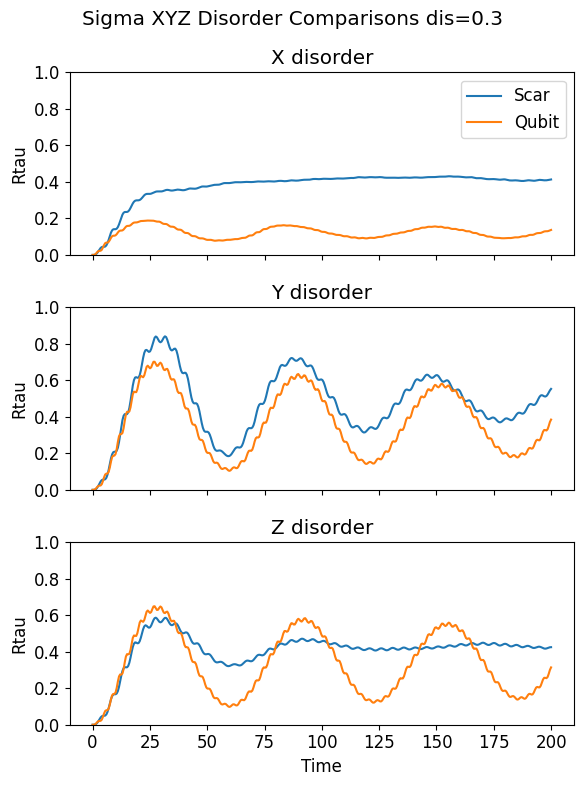
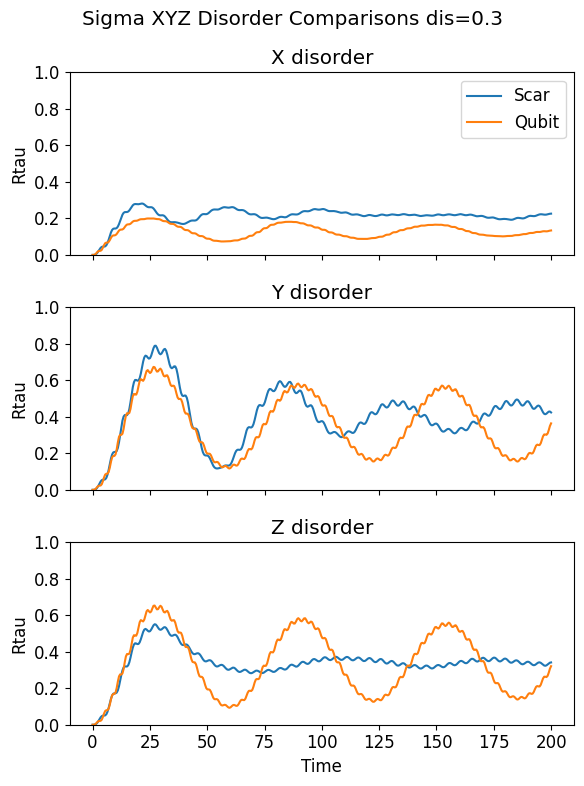
Unified diff of the notebook cell whose output changed from the first chart to the second:
--- before
+++ after
@@ -25,2 +25,24 @@
 plt.tight_layout()
 plt.show()
+
+plt.tight_layout()
+plt.show()
+
+fig, axs = plt.subplots(3, 1, figsize=(6, 8), sharex=True)
+fig.suptitle("Sigma XYZ Disorder Ratios Comparisons dis=0.3")
+
+axs[0].plot(tlist[1:], xfull_scar[1:] / xfull_qubit[1:])
+axs[0].set_title("X disorder")
+axs[0].set_ylabel("Rtau")
+
+axs[1].plot(tlist[1:], yfull_scar[1:] / yfull_qubit[1:])
+axs[1].set_title("Y disorder")
+axs[1].set_ylabel("Rtau")
+
+axs[2].plot(tlist[1:], zfull_scar[1:] / zfull_qubit[1:])
+axs[2].set_title("Z disorder")
+axs[2].set_xlabel("Time")
+axs[2].set_ylabel("Rtau")
+
+plt.tight_layout()
+plt.show()

Commit: qubit dif